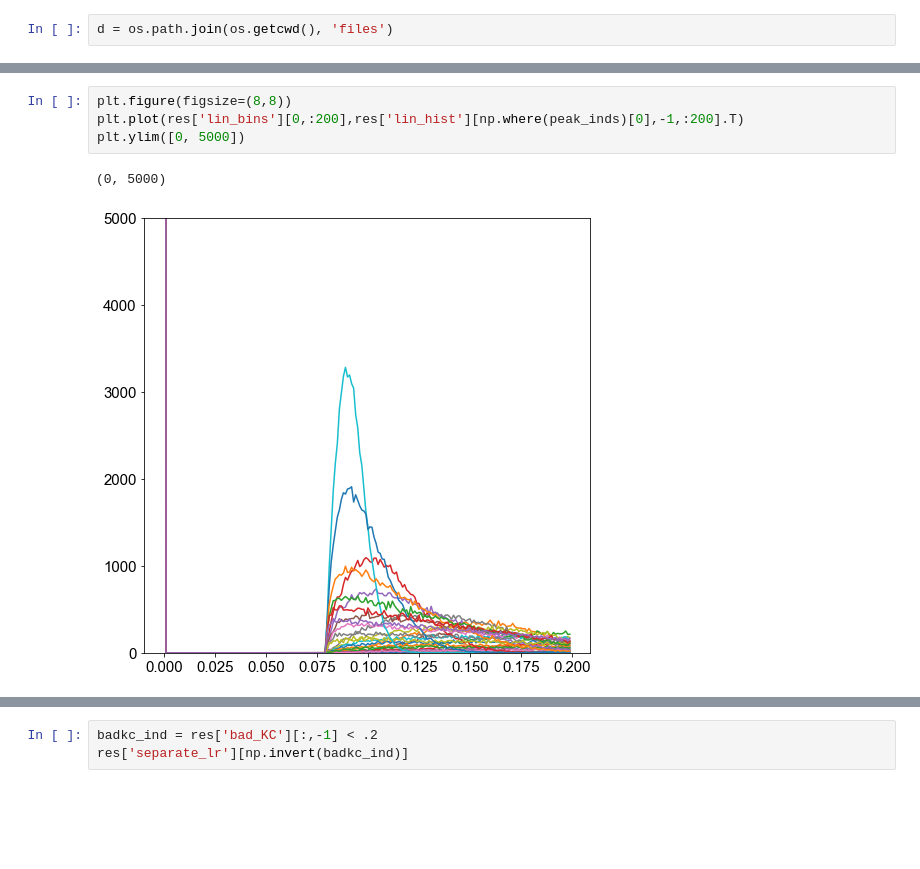
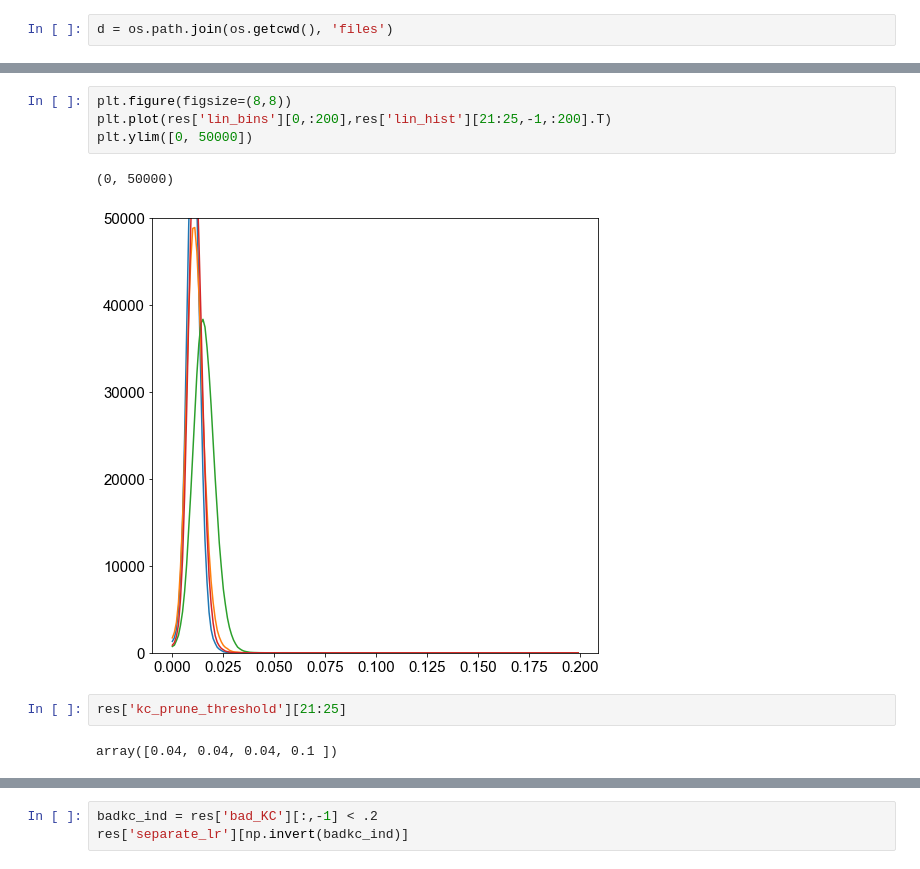
Before and after one commit to gyyang/olfaction_evolution, a Jupyter notebook: notebooks/analyze_K_big.ipynb, the cells around one changed output, grey strips where cells are left out. Saved outputs shown, nothing was run; the diff lists cells and outputs as text; blank space fills up the shorter version.

```diff
--- a/notebooks/analyze_K_big.ipynb
+++ b/notebooks/analyze_K_big.ipynb
@@ -72,10 +90,14 @@ array([0.003])
 # %%
 plt.figure(figsize=(8,8))
-plt.plot(res['lin_bins'][0,:200],res['lin_hist'][np.where(peak_inds)[0],-1,:200].T)
-plt.ylim([0, 5000])
+plt.plot(res['lin_bins'][0,:200],res['lin_hist'][21:25,-1,:200].T)
+plt.ylim([0, 50000])
 # %% [output]
-(0, 5000)
+(0, 50000)
-[figure, old version]
+[figure, new version]
+# %%
+res['kc_prune_threshold'][21:25]
+# %% [output]
+array([0.04, 0.04, 0.04, 0.1 ])
 # %%
 plt.figure(figsize=(8,8))
 plt.plot(res['lin_bins'][0,:500],res['lin_hist'][np.invert(peak_inds),-1,:500].T)
```
Also changed, not shown: parts of 11 cells of this notebook, 4 other files.
